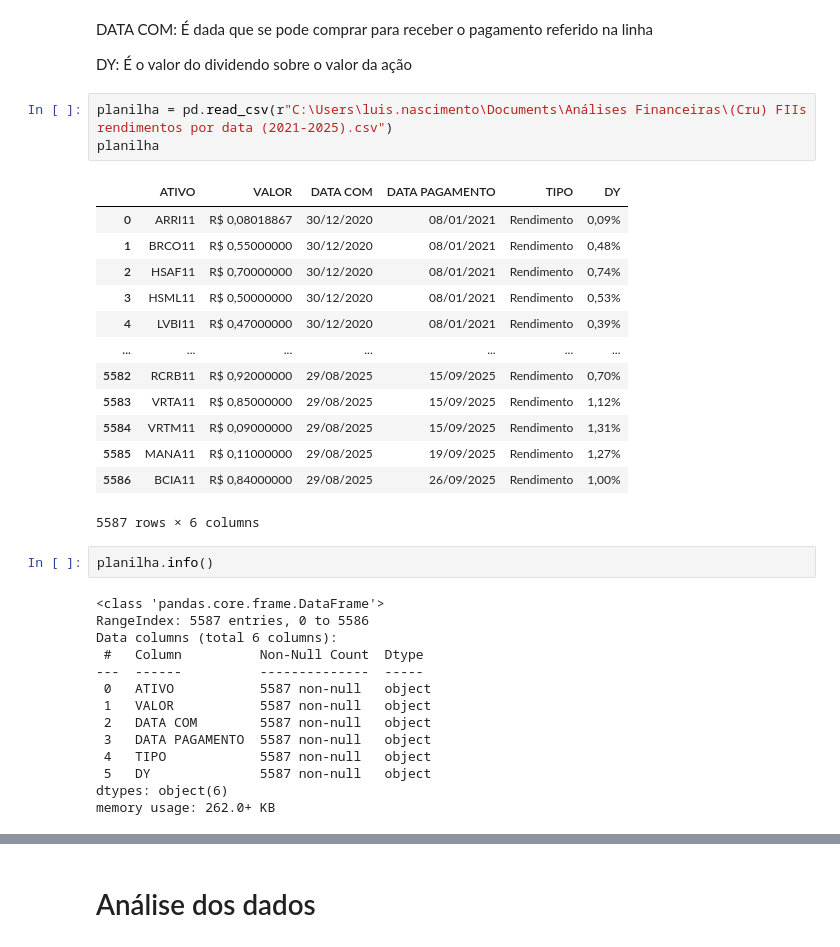
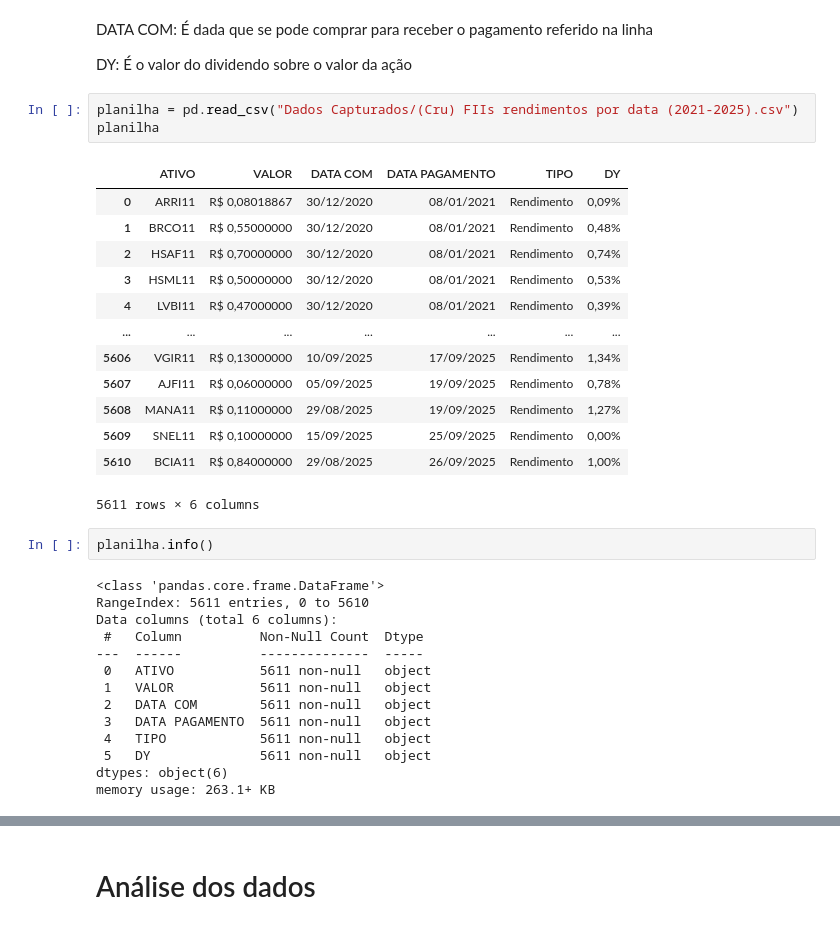
Before and after one commit to LuisHenrique7/Analise-Financeira, a Jupyter notebook: Análise de Rendimentos FIIs.ipynb, the cells around one changed output, grey strips where cells are left out. Saved outputs shown, nothing was run; the diff lists cells and outputs as text.

```diff
--- a/Análise de Rendimentos FIIs.ipynb
+++ b/Análise de Rendimentos FIIs.ipynb
@@ -9,38 +10,38 @@ DATA COM: É dada que se pode comprar para receber o pagamento referido na linha
 
 DY: É o valor do dividendo sobre o valor da ação
 # %%
-planilha = pd.read_csv(r"C:\Users\luis.nascimento\Documents\Análises Financeiras\(Cru) FIIs rendimentos por data (2021-2025).csv")
+planilha = pd.read_csv("Dados Capturados/(Cru) FIIs rendimentos por data (2021-2025).csv")
 planilha
 # %% [output]
 |  | ATIVO | VALOR | DATA COM | DATA PAGAMENTO | TIPO | DY |
 | 0 | ARRI11 | R$ 0,08018867 | 30/12/2020 | 08/01/2021 | Rendimento | 0,09% |
 | 1 | BRCO11 | R$ 0,55000000 | 30/12/2020 | 08/01/2021 | Rendimento | 0,48% |
 | 2 | HSAF11 | R$ 0,70000000 | 30/12/2020 | 08/01/2021 | Rendimento | 0,74% |
 | 3 | HSML11 | R$ 0,50000000 | 30/12/2020 | 08/01/2021 | Rendimento | 0,53% |
 | 4 | LVBI11 | R$ 0,47000000 | 30/12/2020 | 08/01/2021 | Rendimento | 0,39% |
 | ... | ... | ... | ... | ... | ... | ... |
-| 5582 | RCRB11 | R$ 0,92000000 | 29/08/2025 | 15/09/2025 | Rendimento | 0,70% |
-| 5583 | VRTA11 | R$ 0,85000000 | 29/08/2025 | 15/09/2025 | Rendimento | 1,12% |
-| 5584 | VRTM11 | R$ 0,09000000 | 29/08/2025 | 15/09/2025 | Rendimento | 1,31% |
-| 5585 | MANA11 | R$ 0,11000000 | 29/08/2025 | 19/09/2025 | Rendimento | 1,27% |
-| 5586 | BCIA11 | R$ 0,84000000 | 29/08/2025 | 26/09/2025 | Rendimento | 1,00% |
+| 5606 | VGIR11 | R$ 0,13000000 | 10/09/2025 | 17/09/2025 | Rendimento | 1,34% |
+| 5607 | AJFI11 | R$ 0,06000000 | 05/09/2025 | 19/09/2025 | Rendimento | 0,78% |
+| 5608 | MANA11 | R$ 0,11000000 | 29/08/2025 | 19/09/2025 | Rendimento | 1,27% |
+| 5609 | SNEL11 | R$ 0,10000000 | 15/09/2025 | 25/09/2025 | Rendimento | 0,00% |
+| 5610 | BCIA11 | R$ 0,84000000 | 29/08/2025 | 26/09/2025 | Rendimento | 1,00% |
-5587 rows × 6 columns
+5611 rows × 6 columns
 # %%
 planilha.info()
 # %% [output]
 <class 'pandas.core.frame.DataFrame'>
-RangeIndex: 5587 entries, 0 to 5586
+RangeIndex: 5611 entries, 0 to 5610
 Data columns (total 6 columns):
  #   Column          Non-Null Count  Dtype
 ---  ------          --------------  -----
- 0   ATIVO           5587 non-null   object
- 1   VALOR           5587 non-null   object
- 2   DATA COM        5587 non-null   object
- 3   DATA PAGAMENTO  5587 non-null   object
- 4   TIPO            5587 non-null   object
- 5   DY              5587 non-null   object
+ 0   ATIVO           5611 non-null   object
+ 1   VALOR           5611 non-null   object
+ 2   DATA COM        5611 non-null   object
+ 3   DATA PAGAMENTO  5611 non-null   object
+ 4   TIPO            5611 non-null   object
+ 5   DY              5611 non-null   object
 dtypes: object(6)
-memory usage: 262.0+ KB
+memory usage: 263.1+ KB
 # %%
 planilha["VALOR"] = planilha["VALOR"].apply(lambda x: x.replace("R$ ", ""))
 # planilha["VALOR"] = planilha["VALOR"].apply(lambda x: float(x.split('.')[0] + '.' + x.split('.')[1][:2]))
```
Also changed, not shown: parts of 14 cells of this notebook, 11 other files.
